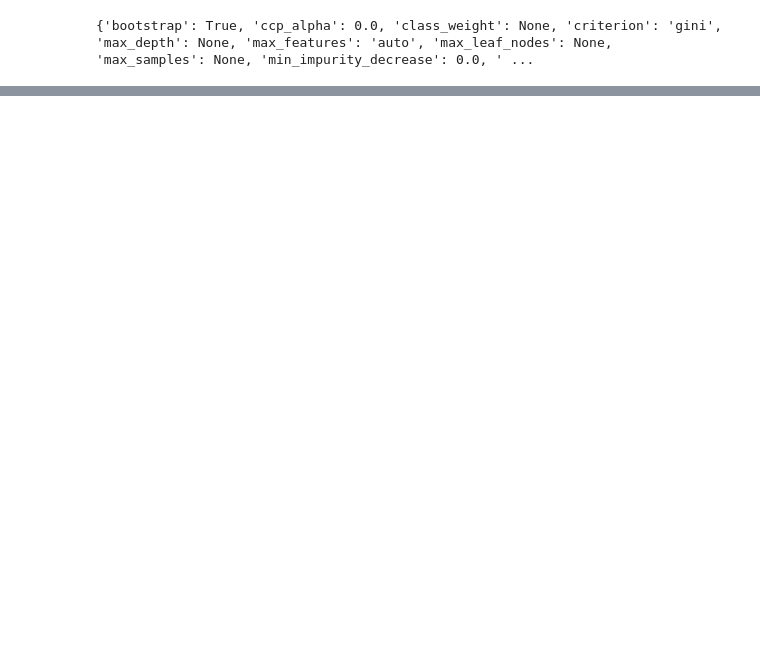
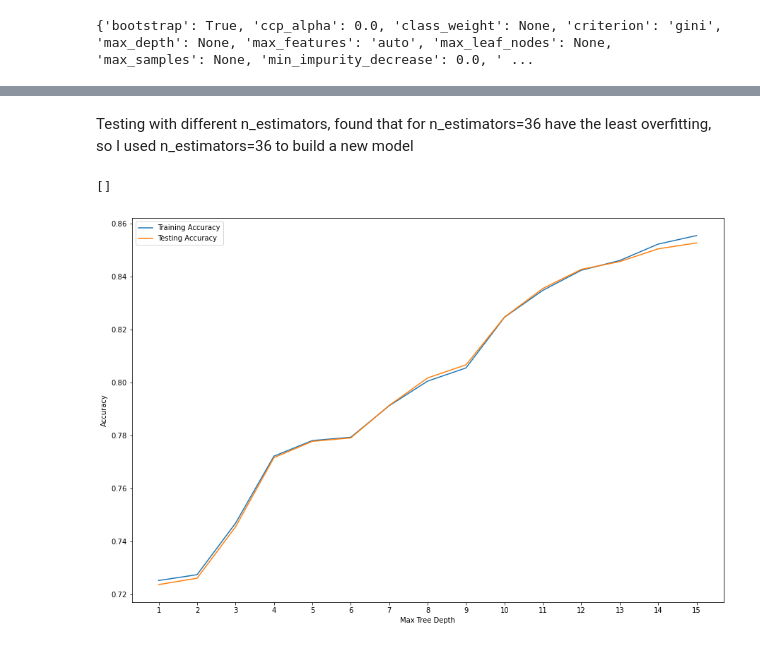
Before and after one commit to Timothy318/Covid-19DataMining, a Jupyter notebook: src/RandomForest.ipynb, the cells around one changed output, grey strips where cells are left out. Saved outputs shown, nothing was run; the diff lists cells and outputs as text; code cells hidden in the pictures; blank space fills up the shorter version.

```diff
--- a/src/RandomForest.ipynb
+++ b/src/RandomForest.ipynb
@@ -261,0 +154,26 @@ pickle.dump(rf_Grid, open(filename1,'wb'))
+# %% [markdown]
+Testing with different n_estimators, found that for n_estimators=36 have the least overfitting, so I used n_estimators=36 to build a new model
+# %%
+max_depth_list = np.linspace(1, 15, num=15)
+
+train_accuracy = []
+test_accuracy = []
+
+for i in max_depth_list:
+    rfc = RandomForestClassifier(max_depth=int(i))
+    rfc.fit(x_train,y_train)
+    train_accuracy.append(rfc.score(x_train, y_train))
+    test_accuracy.append(rfc.score(x_test, y_test))
+
+x = np.arange(len(max_depth_list)) + 1
+plt.figure(figsize=(15,10))
+plt.xticks(x)
+plt.plot(x, train_accuracy, label='Training Accuracy')
+plt.plot(x, test_accuracy, label='Testing Accuracy')
+plt.xlabel('Max Tree Depth')
+plt.ylabel('Accuracy')
+plt.legend()
+plt.plot()
+# %% [output]
+[]
+[figure, added]
```
Also changed, not shown: parts of 66 cells of this notebook, 1 other file.
